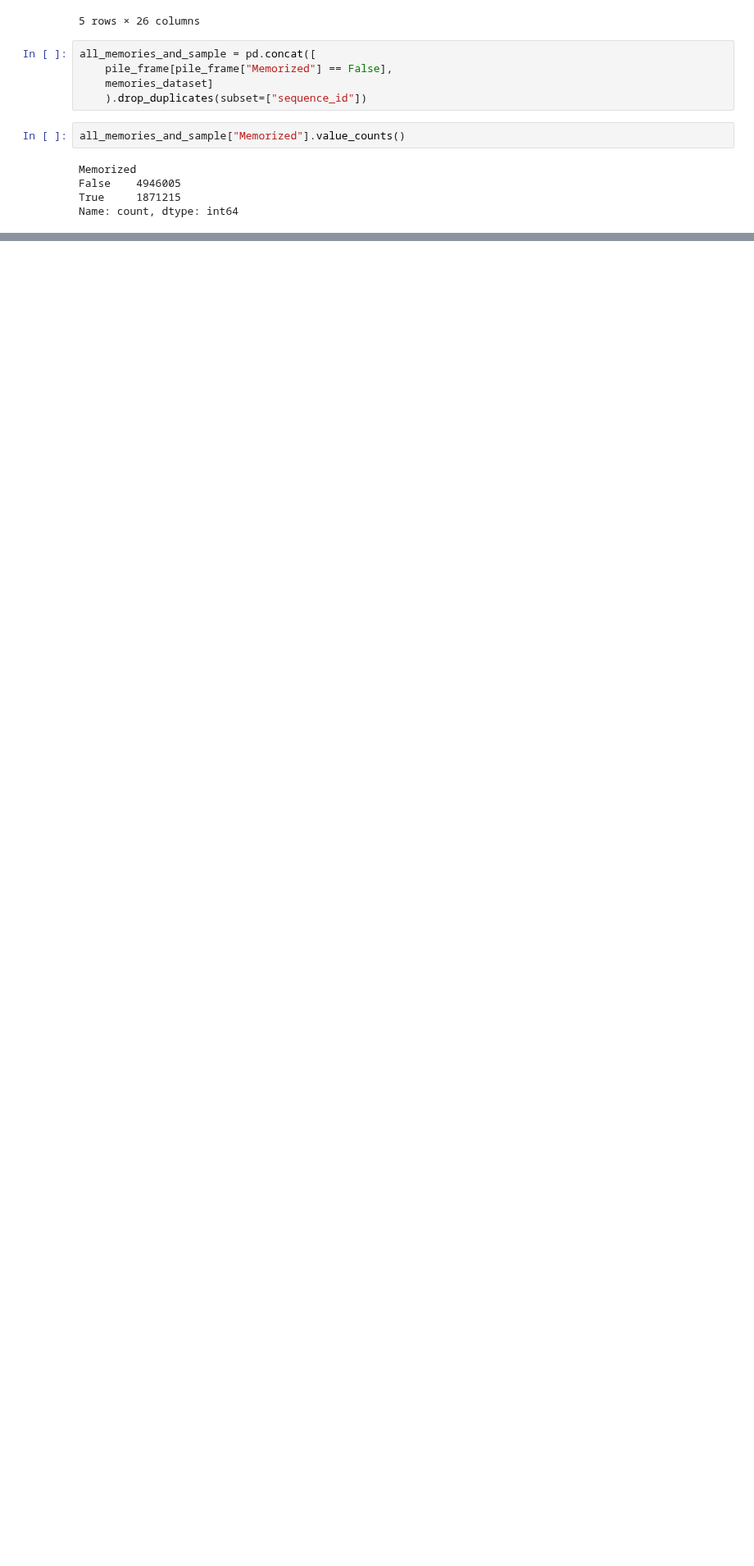
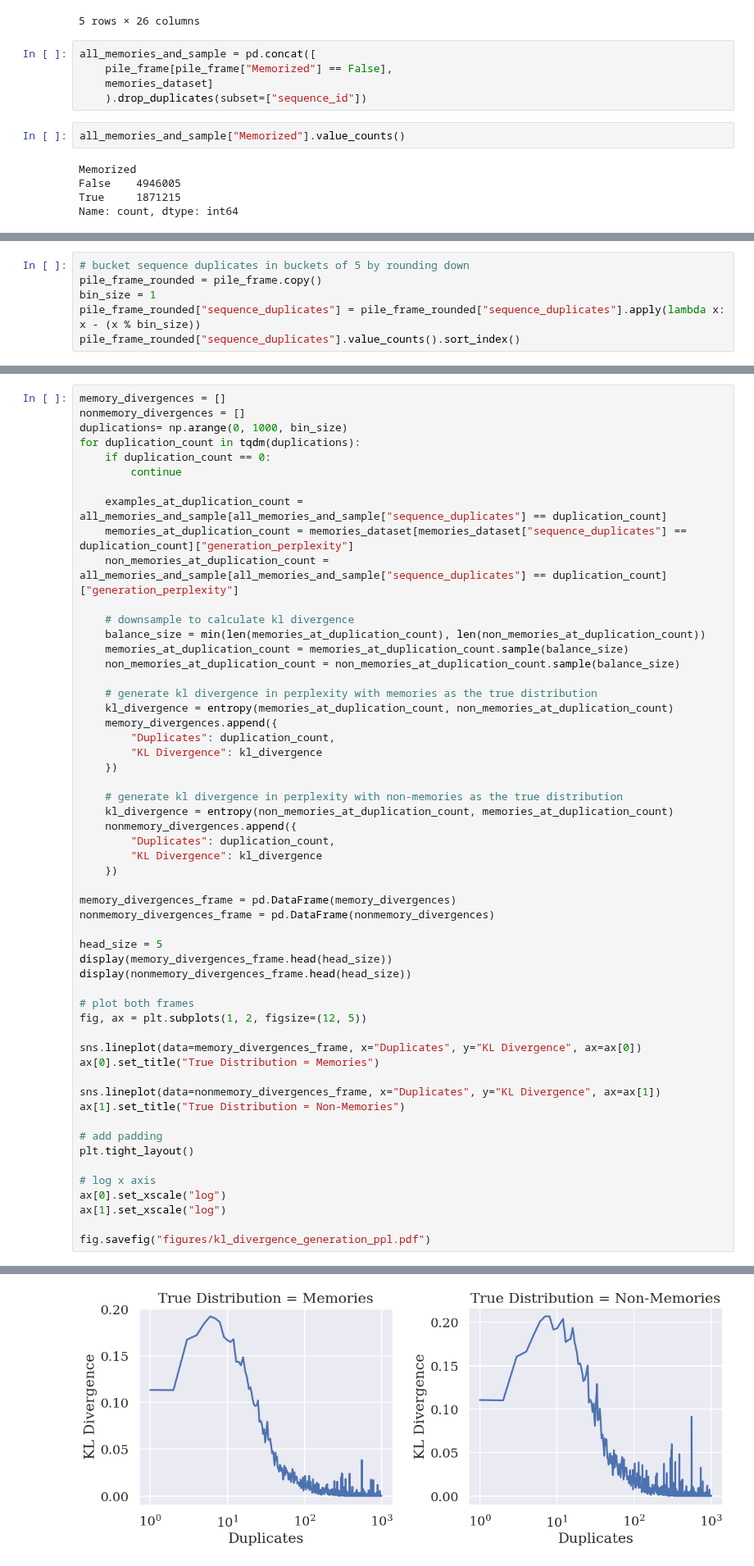
Before and after one commit to EleutherAI/semantic-memorization, a Jupyter notebook: working_dirs/kyle/results_analysis/ppl_dup_figure.ipynb, the cells around one changed output, grey strips where cells are left out. Shown at 82% size. Drawn from its saved outputs; the diff is of its cells as text; blank space fills up the shorter version.

```diff
--- a/working_dirs/kyle/results_analysis/ppl_dup_figure.ipynb
+++ b/working_dirs/kyle/results_analysis/ppl_dup_figure.ipynb
@@ -250,0 +246,6 @@ plt.tight_layout()
+# %%
+# bucket sequence duplicates in buckets of 5 by rounding down
+pile_frame_rounded = pile_frame.copy()
+bin_size = 1
+pile_frame_rounded["sequence_duplicates"] = pile_frame_rounded["sequence_duplicates"].apply(lambda x: x - (x % bin_size))
+pile_frame_rounded["sequence_duplicates"].value_counts().sort_index()
@@ -250,0 +266,56 @@ plt.tight_layout()
+# %%
+memory_divergences = []
+nonmemory_divergences = []
+duplications= np.arange(0, 1000, bin_size)
+for duplication_count in tqdm(duplications):
+    if duplication_count == 0:
+        continue
+
+    examples_at_duplication_count = all_memories_and_sample[all_memories_and_sample["sequence_duplicates"] == duplication_count]
+    memories_at_duplication_count = memories_dataset[memories_dataset["sequence_duplicates"] == duplication_count]["generation_perplexity"]
+    non_memories_at_duplication_count = all_memories_and_sample[all_memories_and_sample["sequence_duplicates"] == duplication_count]["generation_perplexity"]
+
+    # downsample to calculate kl divergence
+    balance_size = min(len(memories_at_duplication_count), len(non_memories_at_duplication_count))
+    memories_at_duplication_count = memories_at_duplication_count.sample(balance_size)
+    non_memories_at_duplication_count = non_memories_at_duplication_count.sample(balance_size)
+
+    # generate kl divergence in perplexity with memories as the true distribution
+    kl_divergence = entropy(memories_at_duplication_count, non_memories_at_duplication_count)
+    memory_divergences.append({
+        "Duplicates": duplication_count,
+        "KL Divergence": kl_divergence
+    })
+
+    # generate kl divergence in perplexity with non-memories as the true distribution
+    kl_divergence = entropy(non_memories_at_duplication_count, memories_at_duplication_count)
+    nonmemory_divergences.append({
+        "Duplicates": duplication_count,
+        "KL Divergence": kl_divergence
+    })
+
+memory_divergences_frame = pd.DataFrame(memory_divergences)
+nonmemory_divergences_frame = pd.DataFrame(nonmemory_divergences)
+
+head_size = 5
+display(memory_divergences_frame.head(head_size))
+display(nonmemory_divergences_frame.head(head_size))
+
+# plot both frames
+fig, ax = plt.subplots(1, 2, figsize=(12, 5))
+
+sns.lineplot(data=memory_divergences_frame, x="Duplicates", y="KL Divergence", ax=ax[0])
+ax[0].set_title("True Distribution = Memories")
+
+sns.lineplot(data=nonmemory_divergences_frame, x="Duplicates", y="KL Divergence", ax=ax[1])
+ax[1].set_title("True Distribution = Non-Memories")
+
+# add padding
+plt.tight_layout()
+
+# log x axis
+ax[0].set_xscale("log")
+ax[1].set_xscale("log")
+
+fig.savefig("figures/kl_divergence_generation_ppl.pdf")
+# %% [output]
@@ -250,0 +334 @@ plt.tight_layout()
+[figure, added]
```
Also changed, not shown: parts of 8 cells of this notebook, 13 other files.
